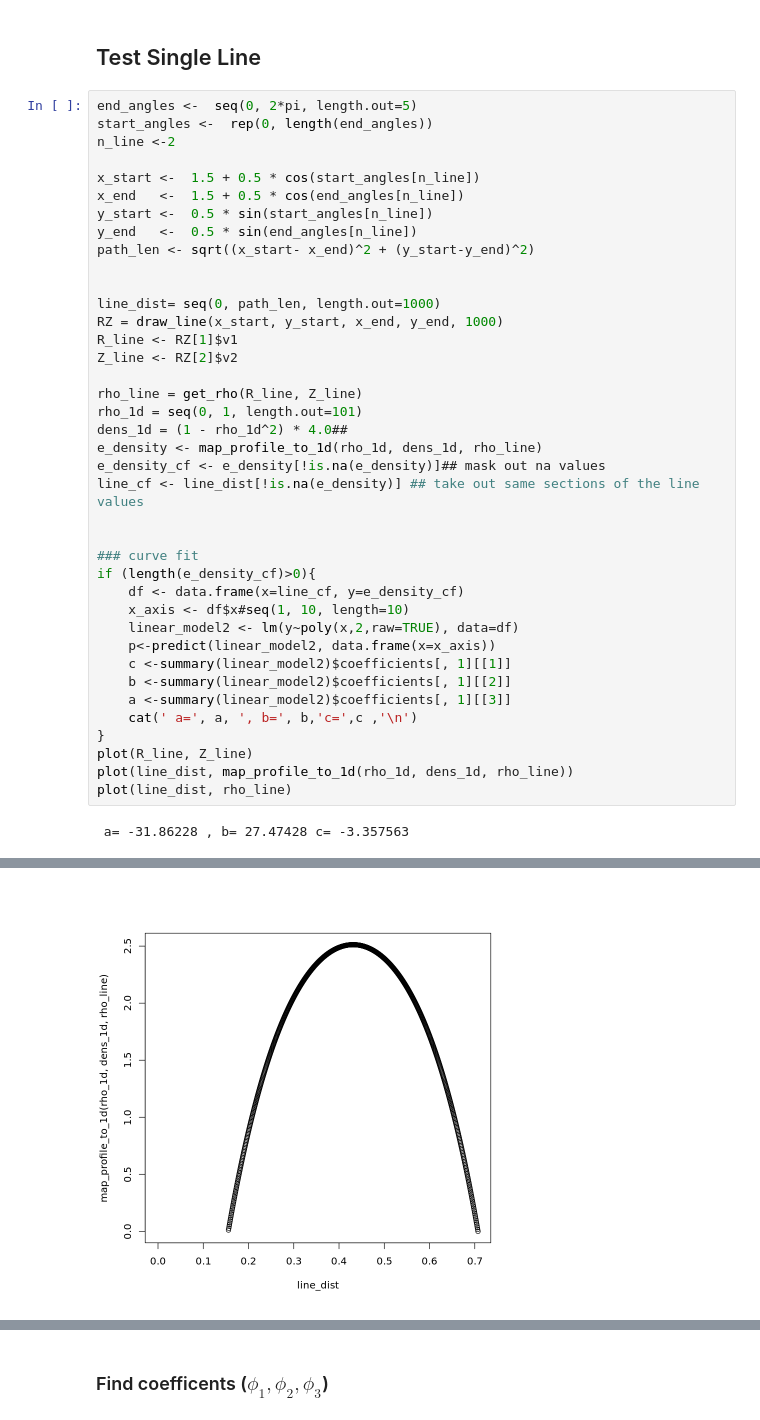
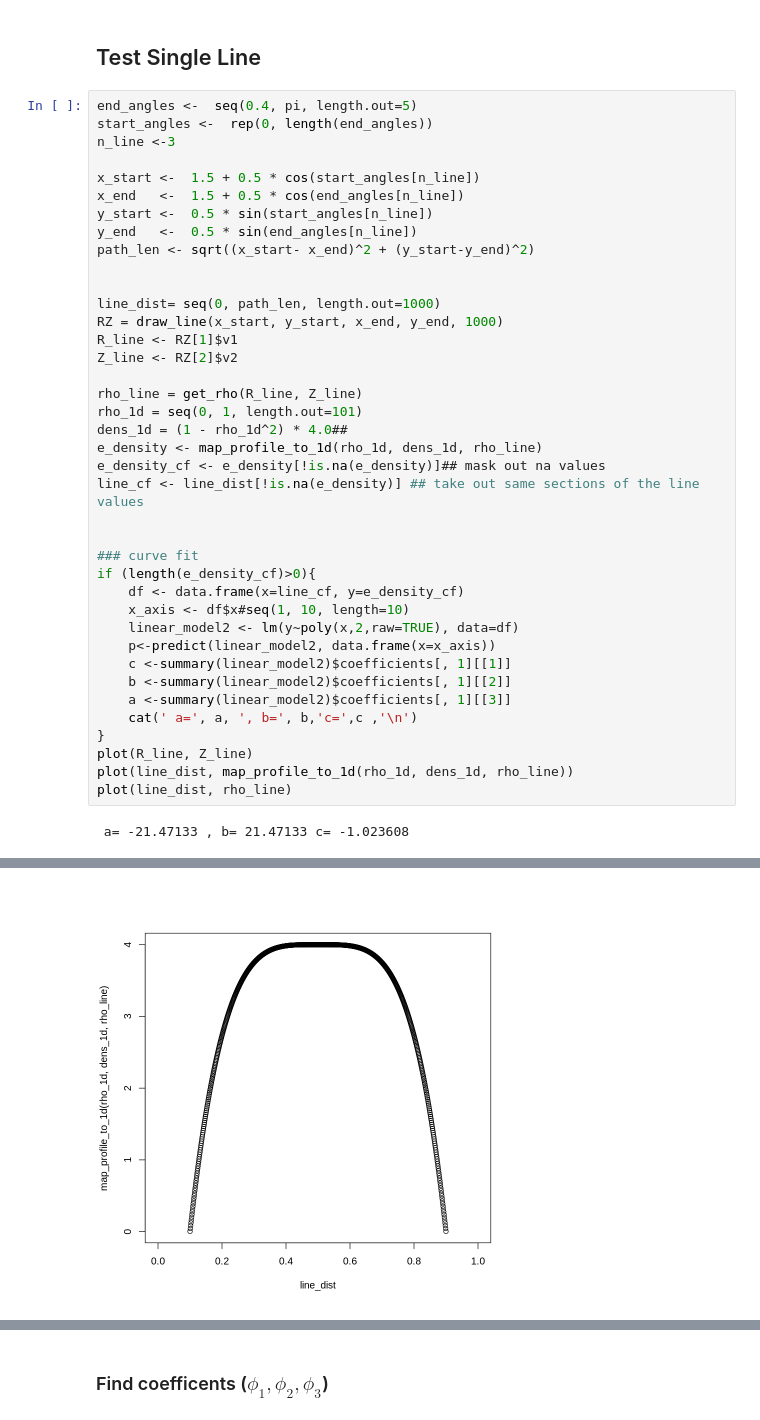
Before and after one commit to jjackson1994/Bayesian_Experimental_Design_for_Fusion, a Jupyter notebook: Daniel_InfoGain.ipynb, the cells around one changed output, grey strips where cells are left out. Cells and saved outputs as stored; diff of their text form.

```diff
--- a/Project_in_R(2).ipynb
+++ b/Daniel_InfoGain.ipynb
@@ -76,9 +81,9 @@ map_profile_to_1d <- function(rho_1d, dens_1d, rho_2d){
 # %% [markdown]
 ## Test Single Line
 # %%
-end_angles <-  seq(0, 2*pi, length.out=5)
+end_angles <-  seq(0.4, pi, length.out=5)
 start_angles <-  rep(0, length(end_angles))
-n_line <-2
+n_line <-3
 
 x_start <-  1.5 + 0.5 * cos(start_angles[n_line])
 x_end   <-  1.5 + 0.5 * cos(end_angles[n_line])
@@ -115,4 +120,4 @@ plot(R_line, Z_line)
 plot(line_dist, map_profile_to_1d(rho_1d, dens_1d, rho_line))
 plot(line_dist, rho_line)
 # %% [output]
- a= -31.86228 , b= 27.47428 c= -3.357563
+ a= -21.47133 , b= 21.47133 c= -1.023608
@@ -120 +125 @@ plot(line_dist, rho_line)
-[figure, old version]
+[figure, new version]
```
Also changed, not shown: parts of 6 cells of this notebook, 2 other files.
